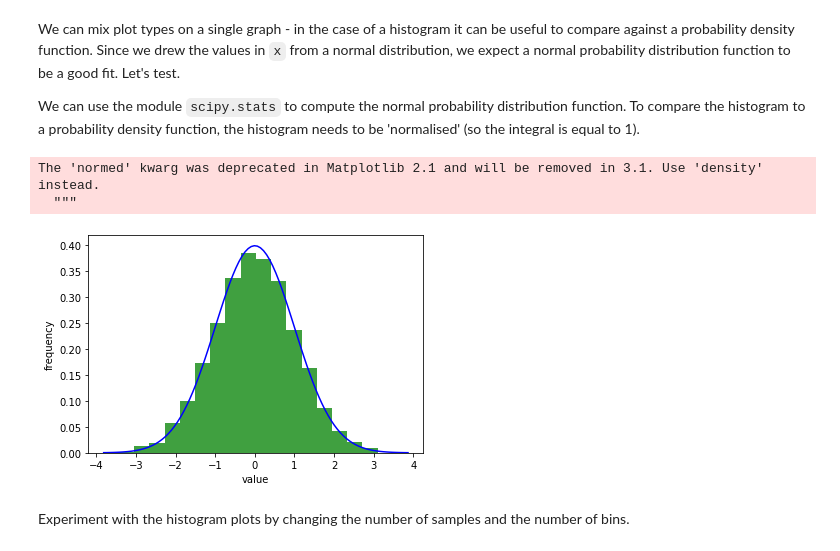
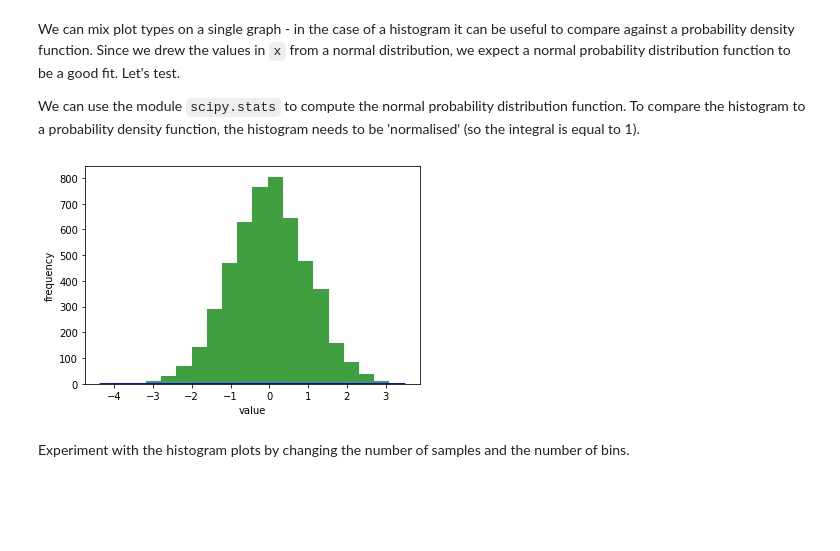
Before and after one commit to CambridgeEngineering/PartIA-Computing-Michaelmas, a Jupyter notebook: 08 Plotting.ipynb, the cells around one changed output. Saved outputs shown, nothing was run; the diff lists cells and outputs as text; code cells hidden in the pictures; blank space fills up the shorter version.

```diff
--- a/08 Plotting.ipynb
+++ b/08 Plotting.ipynb
@@ -289,29 +288,27 @@ We can use the module `scipy.stats` to compute the normal probability distributi
 # %%
 # Import norm from SciPy stats module to compute norm probability distribution function
 from scipy.stats import norm
 
 # Plot normed histogram of data
-n, bins, patches = plt.hist(x, 20, normed=1.0, facecolor='green', alpha=0.75);
+n, bins, patches = plt.hist(x, 20, facecolor='green', alpha=0.75);
 
 # Create array of 100 equally spaces points, stating from the first value in the bins
 # through to the last values in the bins
 xf = np.linspace(bins[0], bins[-1], 100)
 
 # Evaluate normal probability density function (pdf) at each xf
 f = norm.pdf(xf)
 
 # # Create line plot of normal probability distribution function (blue line)
 plt.plot(xf, f, 'b')
 
 # # Add labels
 plt.xlabel('value')
 plt.ylabel('frequency')
 
 plt.show()
 # %% [output]
-The 'normed' kwarg was deprecated in Matplotlib 2.1 and will be removed in 3.1. Use 'density' instead.
-  """
-[figure, old version]
+[figure, new version]
 # %% [markdown]
 Experiment with the histogram plots by changing the number of samples and the number of bins.
 # %% [markdown]
```
Also changed, not shown: parts of 8 cells of this notebook, 14 other files.
